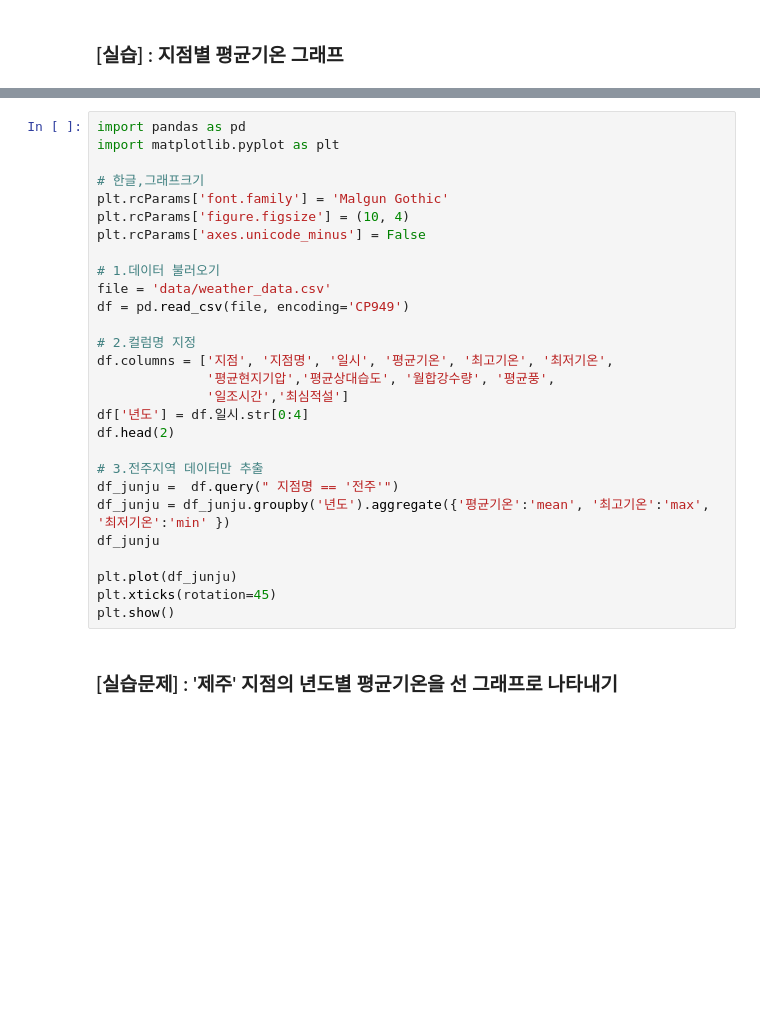
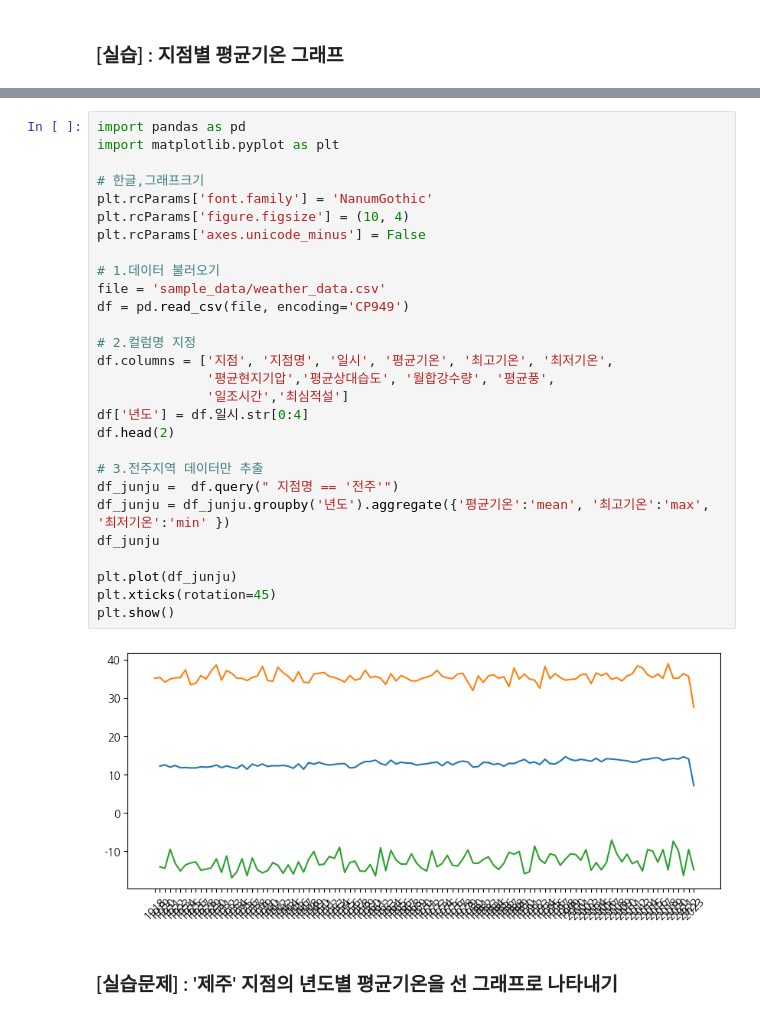
Before and after one commit to leejulie09/projectmanager, a Jupyter notebook: 2_데이터분석_03_공공데이터_기상청날씨_실습.ipynb, the cells around one changed output, grey strips where cells are left out. Drawn from its saved outputs; the diff is of its cells as text; blank space fills up the shorter version.

```diff
--- a/2_데이터분석_03_공공데이터_기상청날씨_실습.ipynb
+++ b/2_데이터분석_03_공공데이터_기상청날씨_실습.ipynb
@@ -385,31 +712,33 @@ plt.show()
 # %%
 import pandas as pd
 import matplotlib.pyplot as plt
 
 # 한글,그래프크기
-plt.rcParams['font.family'] = 'Malgun Gothic'
+plt.rcParams['font.family'] = 'NanumGothic'
 plt.rcParams['figure.figsize'] = (10, 4)
 plt.rcParams['axes.unicode_minus'] = False
 
 # 1.데이터 불러오기
-file = 'data/weather_data.csv'
+file = 'sample_data/weather_data.csv'
 df = pd.read_csv(file, encoding='CP949')
 
 # 2.컬럼명 지정
 df.columns = ['지점', '지점명', '일시', '평균기온', '최고기온', '최저기온',
               '평균현지기압','평균상대습도', '월합강수량', '평균풍',
               '일조시간','최심적설']
 df['년도'] = df.일시.str[0:4]
 df.head(2)
 
 # 3.전주지역 데이터만 추출
 df_junju =  df.query(" 지점명 == '전주'")
 df_junju = df_junju.groupby('년도').aggregate({'평균기온':'mean', '최고기온':'max', '최저기온':'min' })
 df_junju
 
 plt.plot(df_junju)
 plt.xticks(rotation=45)
 plt.show()
+# %% [output]
+[figure, added]
 # %% [markdown]
 ### [실습문제] : '제주' 지점의 년도별 평균기온을  선 그래프로 나타내기
 # %%
```
Also changed, not shown: parts of 45 cells of this notebook.
